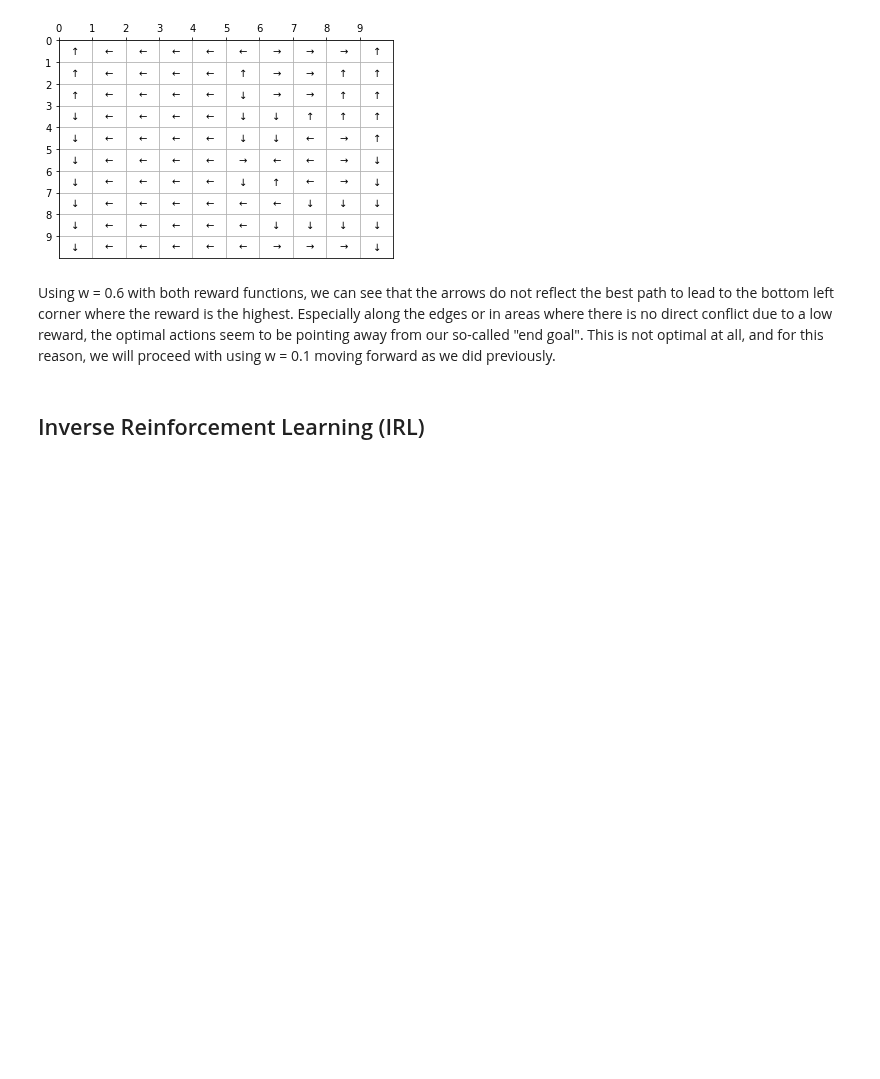
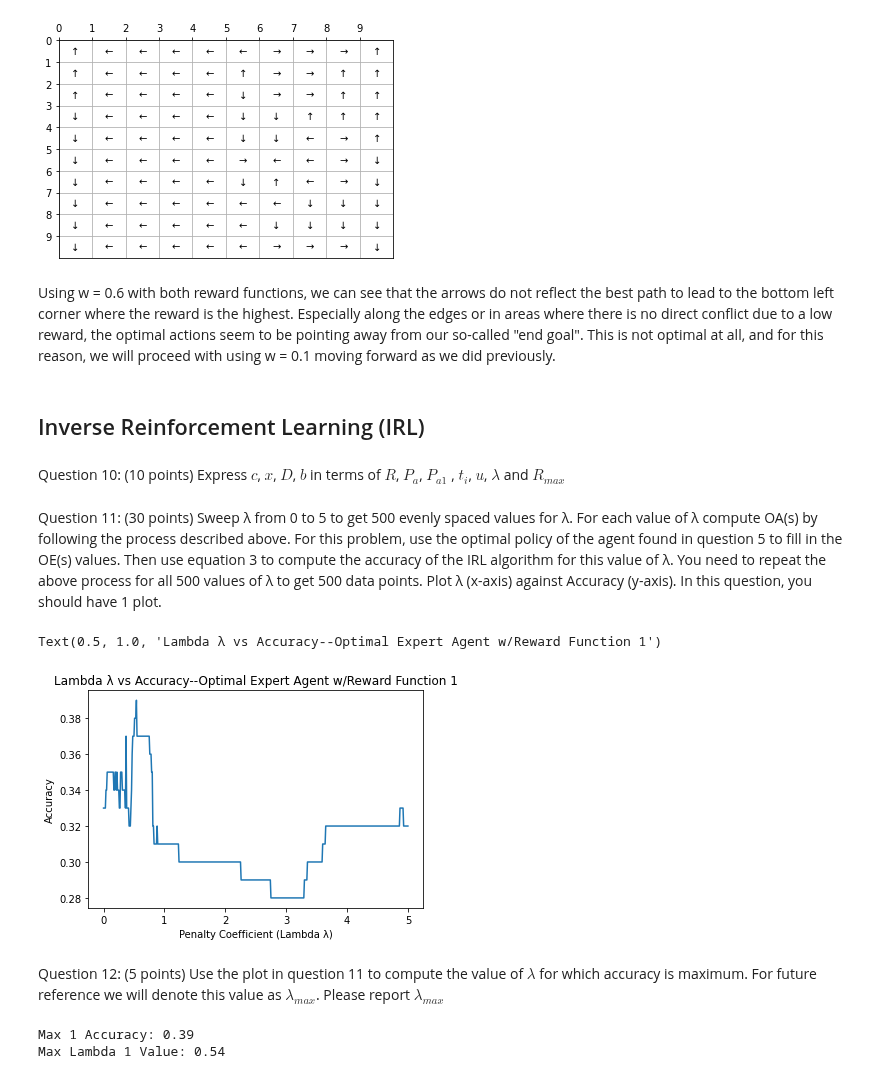
Before and after one commit to morgworth/ece232_team, a Jupyter notebook: Project 3/Project3_Swetha.ipynb, the cells around one changed output. Drawn from its saved outputs; the diff is of its cells as text; code cells hidden in the pictures; blank space fills up the shorter version.

```diff
--- a/Project 3/Project3_Swetha.ipynb
+++ b/Project 3/Project3_Swetha.ipynb
@@ -402,3 +411,7 @@ policy = find_policy(state_space,reward_fnx2,P_up,P_down,P_left,P_right,w,gamma,
 Using w = 0.6 with both reward functions, we can see that the arrows do not reflect the best path to lead to the bottom left corner where the reward is the highest. Especially along the edges or in areas where there is no direct conflict due to a low reward, the optimal actions seem to be pointing away from our so-called "end goal". This is not optimal at all, and for this reason, we will proceed with using w = 0.1 moving forward as we did previously.
 # %% [markdown]
 ## Inverse Reinforcement Learning (IRL)
+# %% [markdown]
+Question 10: (10 points) Express $c$, $x$, $D$, $b$ in terms of $R$, $P_a$, $P_{a1}$ , $t_i$, $u$, $λ$ and $R_{max}$
+# %% [markdown]
+Question 11: (30 points) Sweep λ from 0 to 5 to get 500 evenly spaced values for λ. For each value of λ compute OA(s) by following the process described above. For this problem, use the optimal policy of the agent found in question 5 to fill in the OE(s) values. Then use equation 3 to compute the accuracy of the IRL algorithm for this value of λ. You need to repeat the above process for all 500 values of λ to get 500 data points. Plot λ (x-axis) against Accuracy (y-axis). In this question, you should have 1 plot.
@@ -404,0 +476,57 @@ Using w = 0.6 with both reward functions, we can see that the arrows do not refl
+# %%
+# Computing the optimal expert policy using the reward functions 1 and 2
+
+w = 0.1
+gamma = 0.8
+epsilon = 0.01
+
+k=0
+state_space = np.zeros((10,10))
+for i in range(0,10):
+    for j in range(0,10):
+        state_space[j][i]=k
+        k+=1
+
+P_up, P_down, P_left, P_right = state_transition_probabilities(w)
+p = [P_up, P_down, P_left, P_right]
+
+policy1, arrows1 = find_policy_irl(state_space, reward_fnx1, P_up, P_down, P_left, P_right, w, gamma, epsilon)
+policy2, arrows2 = find_policy_irl(state_space, reward_fnx2, P_up, P_down, P_left, P_right, w, gamma, epsilon)
+o_e = [arrows1.T.flatten(), arrows2.T.flatten()] #Optimal Policy array of Expert agent
+# %%
+maximum = [1,10]
+lambdas_list = np.arange(0,5.01,0.01)
+all_accuracies = []
+ind = 0
+while(ind < 2):
+    accuracy_list = []
+    for i, lam in enumerate(lambdas_list):
+        c, D, b = make_D_matrix(o_e, p, ind, gamma, lam, maximum)
+        solvers.options['show_progress'] = False
+        irl_solve = solvers.lp(matrix(c), matrix(D), matrix(b))
+        R_pred = np.array(irl_solve['x'][:100])
+        _, policy_pred = find_policy_irl(state_space, R_pred, P_up, P_down, P_left, P_right, w, gamma, epsilon)
+
+        #Solve for accuracy
+        best_acc = np.sum(arrows2 == policy_pred)/policy_pred.size
+        accuracy_list.append(best_acc)
+    all_accuracies.append(accuracy_list)
+    ind = ind + 1
+# %%
+plt.plot(lambdas_list, all_accuracies[0])
+plt.xlabel("Penalty Coefficient (Lambda λ)")
+plt.ylabel("Accuracy")
+plt.title("Lambda λ vs Accuracy--Optimal Expert Agent w/Reward Function 1")
+# %% [output]
+Text(0.5, 1.0, 'Lambda λ vs Accuracy--Optimal Expert Agent w/Reward Function 1')
+[figure, added]
+# %% [markdown]
+Question 12: (5 points) Use the plot in question 11 to compute the value of $λ$ for which accuracy is maximum. For future reference we will denote this value as $λ_{max}$. Please report $λ_{max}$
+# %%
+acc_max1 = np.argmax(all_accuracies[0])
+lambda_max1 = lambdas_list[acc_max1]
+print('Max 1 Accuracy:', all_accuracies[0][acc_max1])
+print('Max Lambda 1 Value:', lambda_max1)
+# %% [output]
+Max 1 Accuracy: 0.39
+Max Lambda 1 Value: 0.54
```
Also changed, not shown: parts of 12 cells of this notebook.
